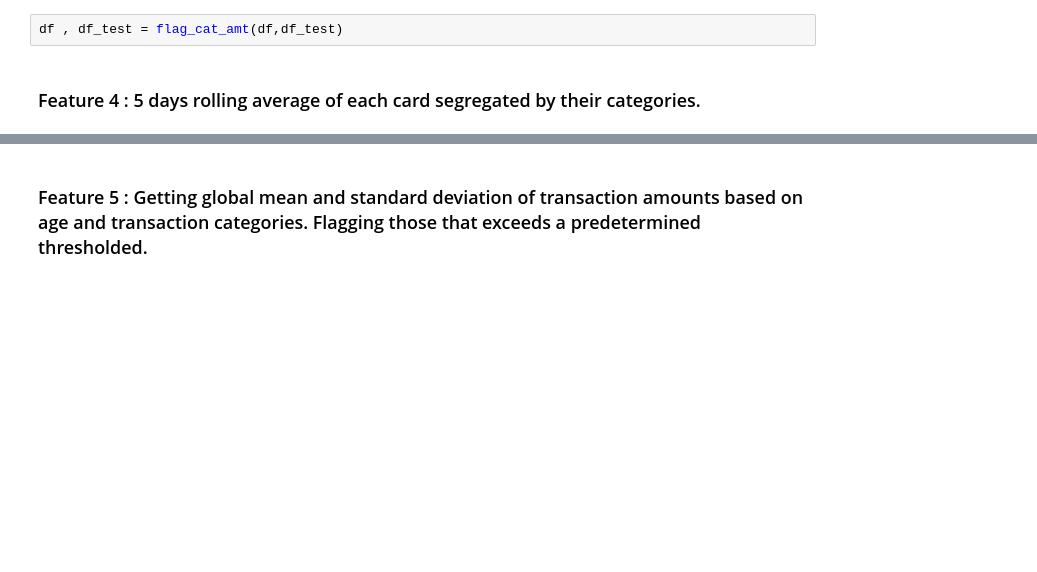
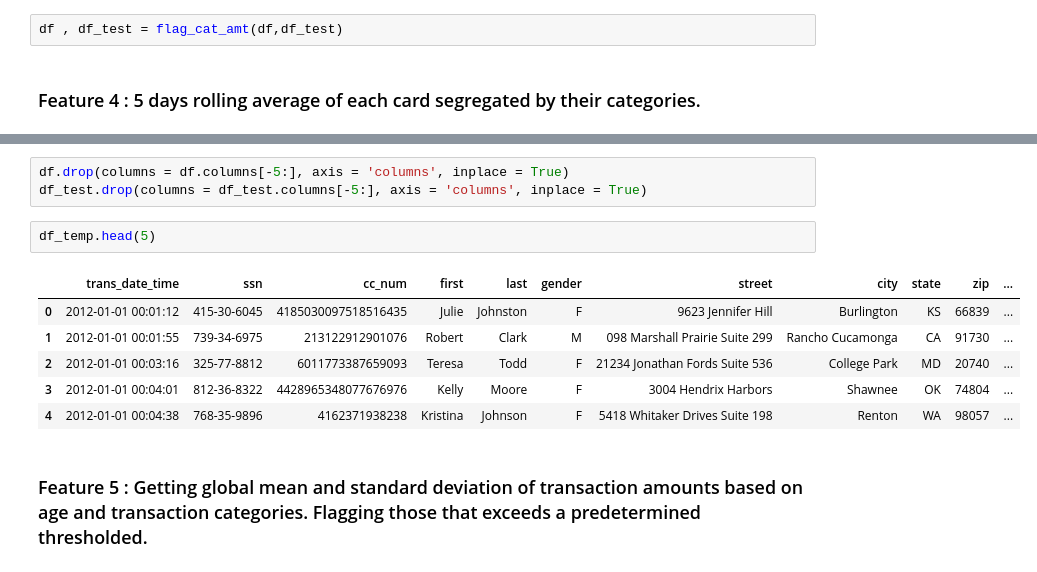
Before and after one commit to ngcheeyuan/Fraud_Detection_Capstone, a Jupyter notebook: Capstone.ipynb, the cells around one changed output, grey strips where cells are left out. Cells and saved outputs as stored; diff of their text form; blank space fills up the shorter version.

```diff
--- a/Capstone.ipynb
+++ b/Capstone.ipynb
@@ -683,3 +759,15 @@ df_test = num_trans_last_ydays_cat(df_test,5)
+# %%
+df.drop(columns = df.columns[-5:], axis = 'columns', inplace = True)
+df_test.drop(columns = df_test.columns[-5:], axis = 'columns', inplace = True)
+# %%
+df_temp.head(5)
+# %% [output]
+|  | trans_date_time | ssn | cc_num | first | last | gender | street | city | state | zip | ... |
+| 0 | 2012-01-01 00:01:12 | 415-30-6045 | 4185030097518516435 | Julie | Johnston | F | 9623 Jennifer Hill | Burlington | KS | 66839 | ... |
+| 1 | 2012-01-01 00:01:55 | 739-34-6975 | 213122912901076 | Robert | Clark | M | 098 Marshall Prairie Suite 299 | Rancho Cucamonga | CA | 91730 | ... |
+| 2 | 2012-01-01 00:03:16 | 325-77-8812 | 6011773387659093 | Teresa | Todd | F | 21234 Jonathan Fords Suite 536 | College Park | MD | 20740 | ... |
+| 3 | 2012-01-01 00:04:01 | 812-36-8322 | 4428965348077676976 | Kelly | Moore | F | 3004 Hendrix Harbors | Shawnee | OK | 74804 | ... |
+| 4 | 2012-01-01 00:04:38 | 768-35-9896 | 4162371938238 | Kristina | Johnson | F | 5418 Whitaker Drives Suite 198 | Renton | WA | 98057 | ... |
 # %% [markdown]
 ### Feature 5 : Getting global mean and standard deviation of transaction amounts based on age and transaction categories. Flagging those that exceeds a predetermined thresholded.
 # %%
```
Also changed, not shown: parts of 39 cells of this notebook.
